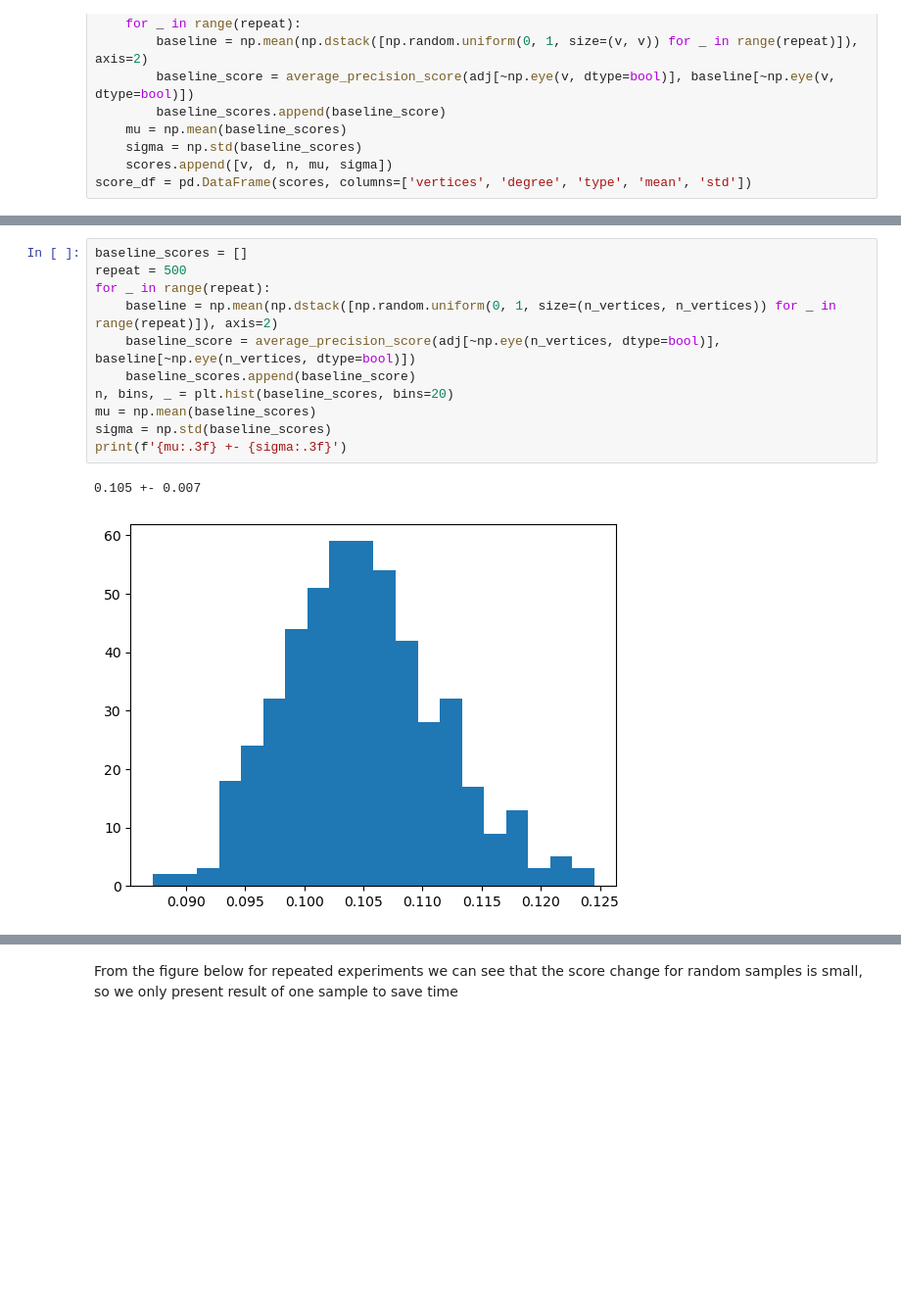
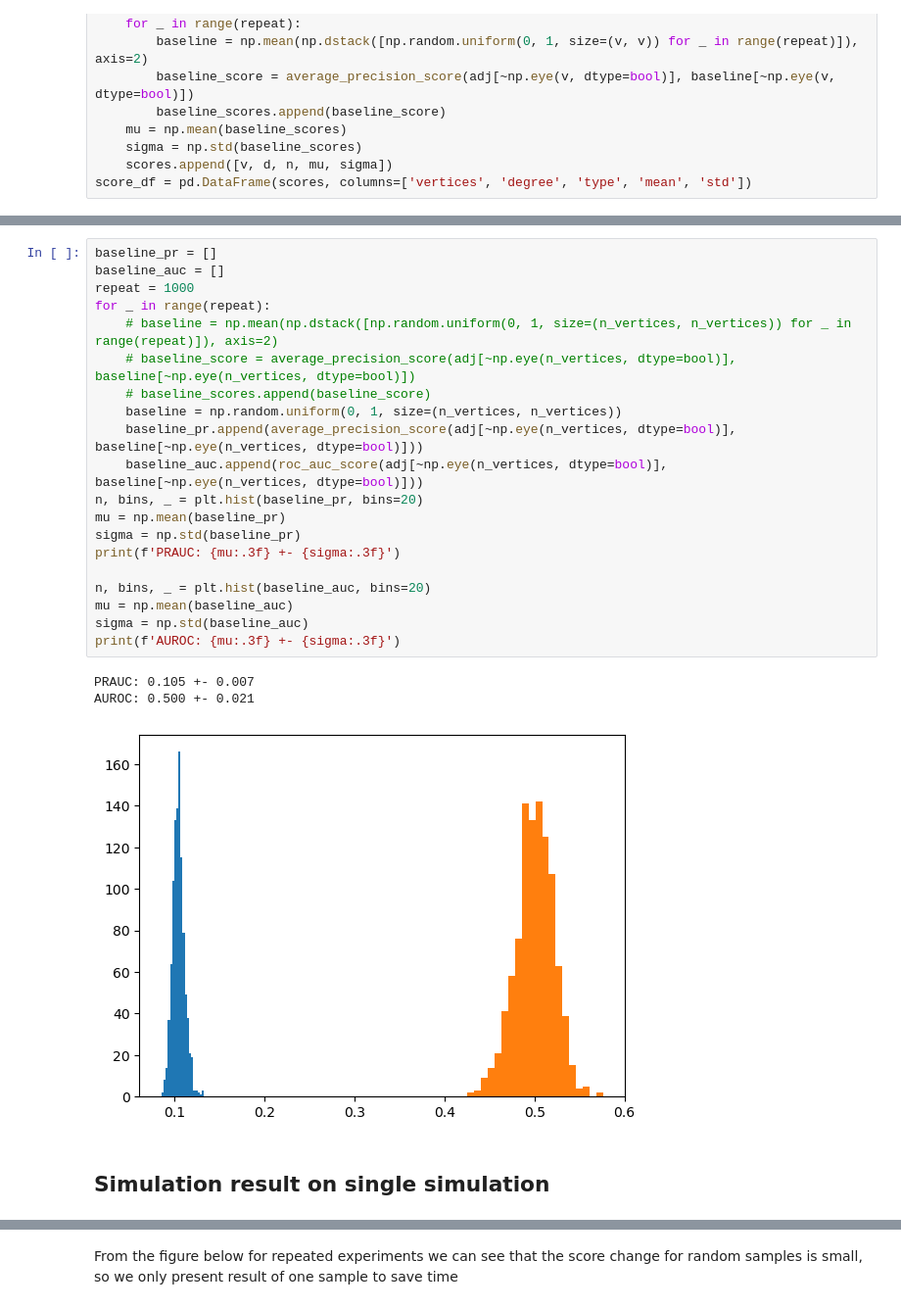
Before and after one commit to tianqitang1/microbial_network_explore, a Jupyter notebook: docs/evaluation_report.ipynb, the cells around one changed output, grey strips where cells are left out. Shown at 98% size. Drawn from its saved outputs; the diff is of its cells as text; blank space fills up the shorter version.

```diff
--- a/docs/evaluation_report.ipynb
+++ b/docs/evaluation_report.ipynb
@@ -61,16 +65,28 @@ sns.relplot(x='vertices', y='mean', data=score_df, hue='type', style='type')
 <seaborn.axisgrid.FacetGrid at 0x...>
 [figure]
 # %%
-baseline_scores = []
-repeat = 500
+baseline_pr = []
+baseline_auc = []
+repeat = 1000
 for _ in range(repeat):
-    baseline = np.mean(np.dstack([np.random.uniform(0, 1, size=(n_vertices, n_vertices)) for _ in range(repeat)]), axis=2)
-    baseline_score = average_precision_score(adj[~np.eye(n_vertices, dtype=bool)], baseline[~np.eye(n_vertices, dtype=bool)])
-    baseline_scores.append(baseline_score)
-n, bins, _ = plt.hist(baseline_scores, bins=20)
-mu = np.mean(baseline_scores)
-sigma = np.std(baseline_scores)
-print(f'{mu:.3f} +- {sigma:.3f}')
+    # baseline = np.mean(np.dstack([np.random.uniform(0, 1, size=(n_vertices, n_vertices)) for _ in range(repeat)]), axis=2)
+    # baseline_score = average_precision_score(adj[~np.eye(n_vertices, dtype=bool)], baseline[~np.eye(n_vertices, dtype=bool)])
+    # baseline_scores.append(baseline_score)
+    baseline = np.random.uniform(0, 1, size=(n_vertices, n_vertices))
+    baseline_pr.append(average_precision_score(adj[~np.eye(n_vertices, dtype=bool)], baseline[~np.eye(n_vertices, dtype=bool)]))
+    baseline_auc.append(roc_auc_score(adj[~np.eye(n_vertices, dtype=bool)], baseline[~np.eye(n_vertices, dtype=bool)]))
+n, bins, _ = plt.hist(baseline_pr, bins=20)
+mu = np.mean(baseline_pr)
+sigma = np.std(baseline_pr)
+print(f'PRAUC: {mu:.3f} +- {sigma:.3f}')
+
+n, bins, _ = plt.hist(baseline_auc, bins=20)
+mu = np.mean(baseline_auc)
+sigma = np.std(baseline_auc)
+print(f'AUROC: {mu:.3f} +- {sigma:.3f}')
 # %% [output]
-0.105 +- 0.007
+PRAUC: 0.105 +- 0.007
+AUROC: 0.500 +- 0.021
-[figure, old version]
+[figure, new version]
+# %% [markdown]
+## Simulation result on single simulation
```
Also changed, not shown: parts of 40 cells of this notebook, 4 other files.
